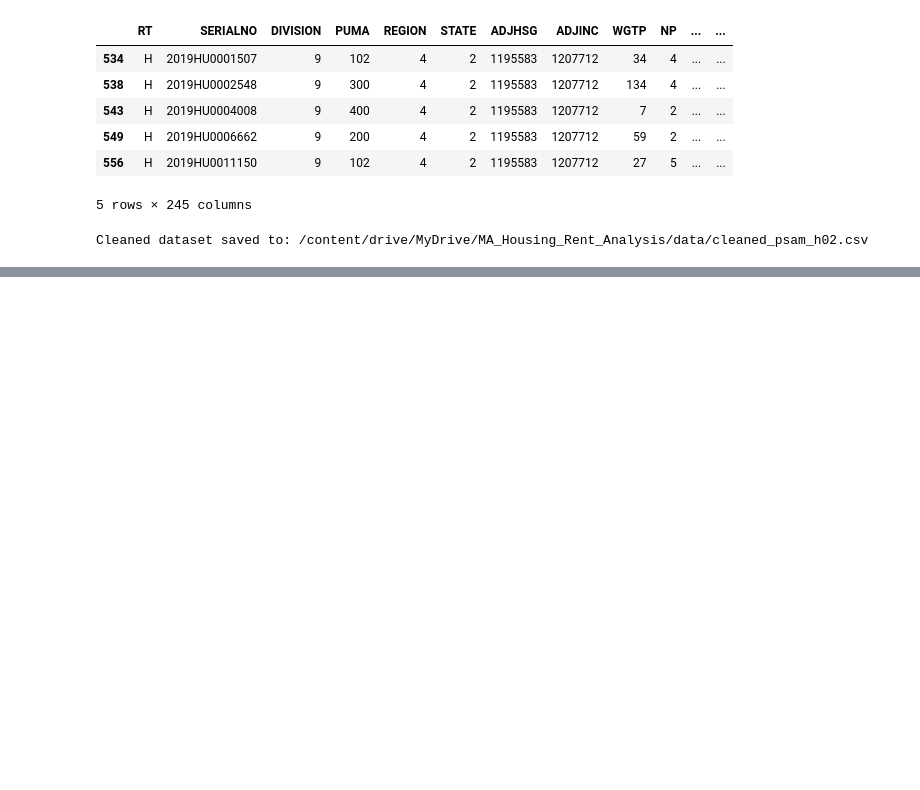
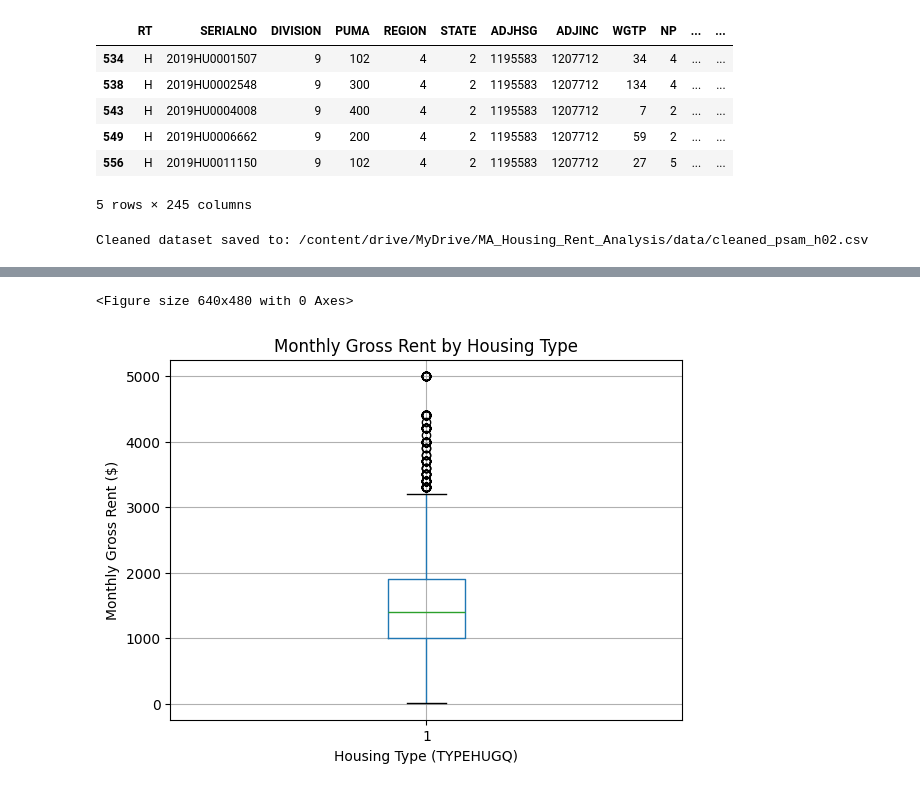
Before and after one commit to decoteau2/MA_Housing_Rent_Analysis, a Jupyter notebook: 01_EDA_MA_Housing_Rent.ipynb, the cells around one changed output, grey strips where cells are left out. Cells and saved outputs as stored; diff of their text form; code cells hidden in the pictures; blank space fills up the shorter version.

```diff
--- a/01_EDA_MA_Housing_Rent.ipynb
+++ b/01_EDA_MA_Housing_Rent.ipynb
@@ -201,0 +283,13 @@ Cleaned dataset saved to: /content/drive/MyDrive/MA_Housing_Rent_Analysis/data/c
+# %%
+import matplotlib.pyplot as plt
+
+plt.figure()
+df.boxplot(column='MRGP', by='TYPEHUGQ')
+plt.xlabel('Housing Type (TYPEHUGQ)')
+plt.ylabel('Monthly Gross Rent ($)')
+plt.title('Monthly Gross Rent by Housing Type')
+plt.suptitle('')
+plt.show()
+# %% [output]
+<Figure size 640x480 with 0 Axes>
+[figure, added]
```
Also changed, not shown: parts of 28 cells of this notebook.
